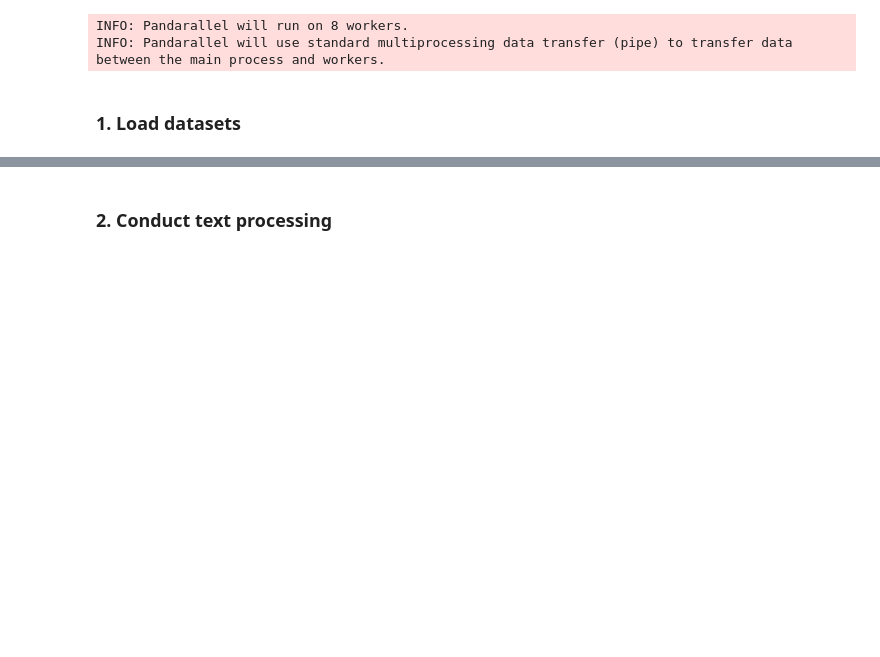
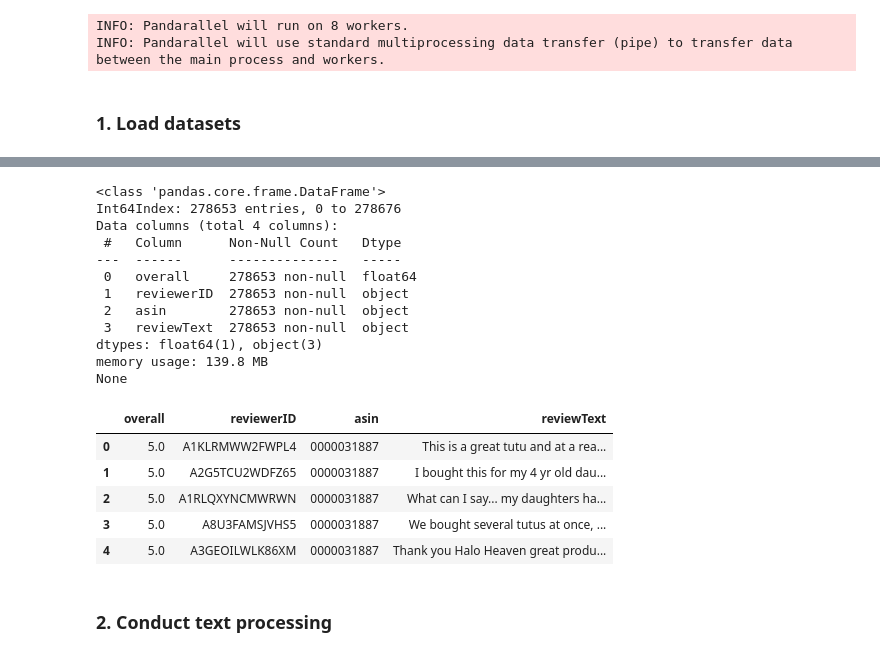
Before and after one commit to wtlow003/recommendation-systems, a Jupyter notebook: projects/product-reviews-recommender/04-lwt-doc2vec-preprocessing.ipynb, the cells around one changed output, grey strips where cells are left out. Saved outputs shown, nothing was run; the diff lists cells and outputs as text; code cells hidden in the pictures; blank space fills up the shorter version.

```diff
--- a/projects/product-reviews-recommender/04-lwt-doc2vec-preprocessing.ipynb
+++ b/projects/product-reviews-recommender/04-lwt-doc2vec-preprocessing.ipynb
@@ -25,7 +25,7 @@ INFO: Pandarallel will use standard multiprocessing data transfer (pipe) to tran
 # %%
 # global variables
 DATA_PATH = Path('data/interim/')
-CATEGORY = 'Sports_and_Outdoors'
+CATEGORY = 'Clothing_Shoes_and_Jewelry'
 # %%
 %%time
-prod_meta, prod_reviews = load_dataset.load_dataset(CATEGORY, DATA_PATH)
+prod_reviews = load_dataset.load_dataset(CATEGORY, DATA_PATH, load_meta=False)
@@ -44,3 +66,6 @@ prod_merged.head()
+# %%
+# temp solution to prevent major code change
+prod_merged = prod_reviews
 # %%
 # visualise the null compositions
 msno.matrix(prod_merged)
@@ -47,14 +75,32 @@ msno.matrix(prod_merged)
 # %%
-# NOTE: drop all in empty values in either overall, reviewText, title
-prod_merged = prod_merged.dropna(subset=['title', 'overall', 'reviewText'], axis=0)
 # first attempt at removing possible null values disguised as other value
 prod_merged = prod_merged.replace({'': np.nan})
-prod_merged = prod_merged.dropna(subset=['title', 'reviewText'], axis=0)
+# drop all in empty values in either overall, reviewText, titl
+prod_merged = prod_merged.dropna(subset=['asin', 'overall', 'reviewText'], axis=0)
 # drop duplicated reviews due to different item variant
 prod_merged = prod_merged.drop_duplicates(subset=['asin', 'overall', 'reviewerID','reviewText'], keep='first')
 
 print(prod_merged.info(memory_usage="deep"))
 prod_merged.head()
+# %% [output]
+<class 'pandas.core.frame.DataFrame'>
+Int64Index: 278653 entries, 0 to 278676
+Data columns (total 4 columns):
+ #   Column      Non-Null Count   Dtype
+---  ------      --------------   -----
+ 0   overall     278653 non-null  float64
+ 1   reviewerID  278653 non-null  object
+ 2   asin        278653 non-null  object
+ 3   reviewText  278653 non-null  object
+dtypes: float64(1), object(3)
+memory usage: 139.8 MB
+None
+|  | overall | reviewerID | asin | reviewText |
+| 0 | 5.0 | A1KLRMWW2FWPL4 | 0000031887 | This is a great tutu and at a rea... |
+| 1 | 5.0 | A2G5TCU2WDFZ65 | 0000031887 | I bought this for my 4 yr old dau... |
+| 2 | 5.0 | A1RLQXYNCMWRWN | 0000031887 | What can I say... my daughters ha... |
+| 3 | 5.0 | A8U3FAMSJVHS5 | 0000031887 | We bought several tutus at once, ... |
+| 4 | 5.0 | A3GEOILWLK86XM | 0000031887 | Thank you Halo Heaven great produ... |
 # %% [markdown]
 ### 2. Conduct text processing
 # %%
```
Also changed, not shown: parts of 19 cells of this notebook, 1 other file.
